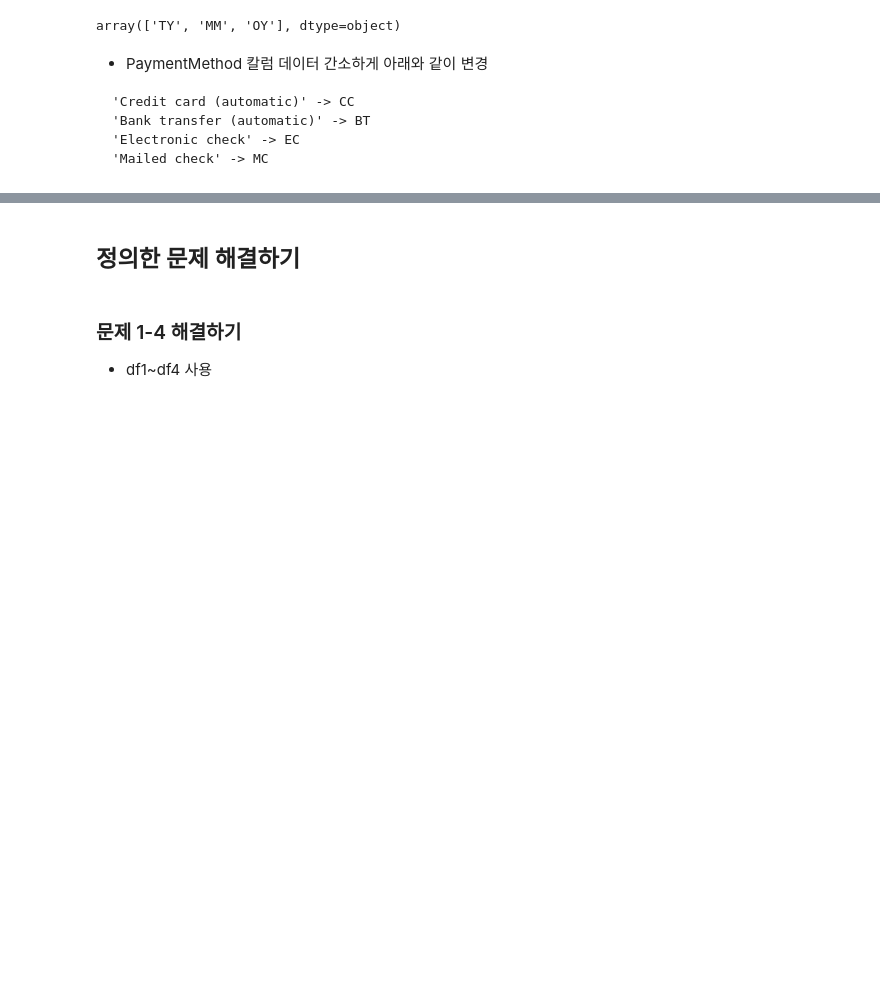
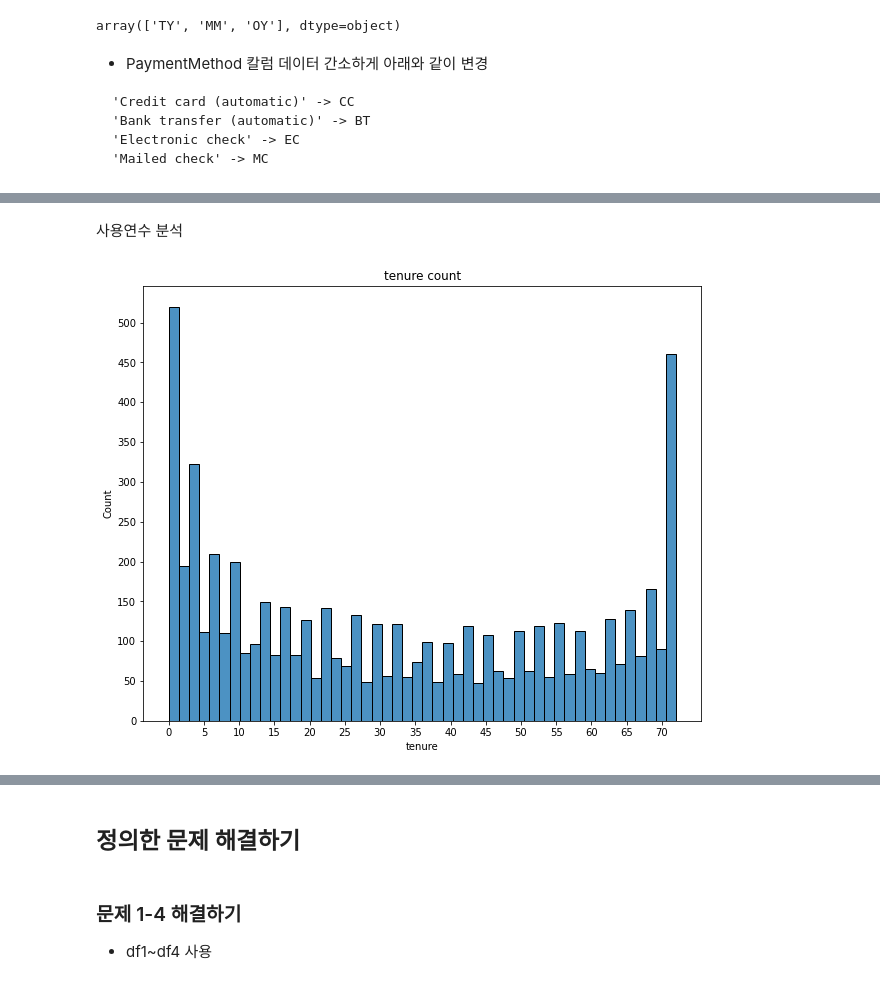
Before and after one commit to SeungMinSong2929/TelecomProj, a Jupyter notebook: DSC4001-proj-telecom.ipynb, the cells around one changed output, grey strips where cells are left out. Drawn from its saved outputs; the diff is of its cells as text; code cells hidden in the pictures; blank space fills up the shorter version.

```diff
--- a/DSC4001-proj-telecom.ipynb
+++ b/DSC4001-proj-telecom.ipynb
@@ -188,0 +211,12 @@ array(['CC', 'BT', 'EC', 'MT'], dtype=object)
+# %% [markdown]
+사용연수 분석
+# %%
+tenure = df['tenure']
+plt.figure(figsize=(10,8))
+sns.histplot(tenure, bins=50, alpha=0.8)
+plt.xticks(list(range(0,tenure.max(),5)))
+plt.yticks(list(range(0,550,50)))
+plt.title('tenure count')
+plt.show()
+# %% [output]
+[figure, added]
```
Also changed, not shown: parts of 23 cells of this notebook.
